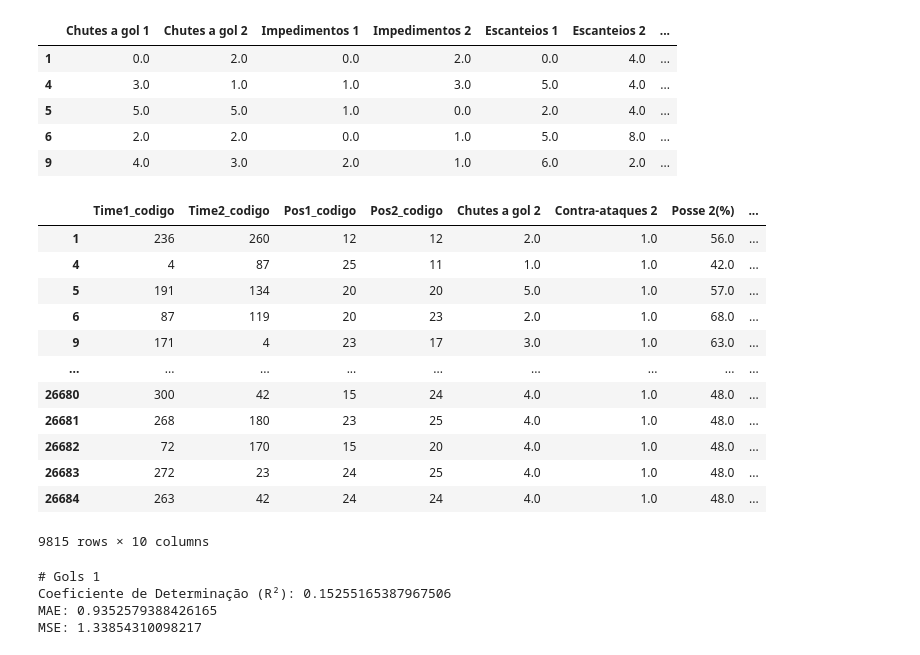
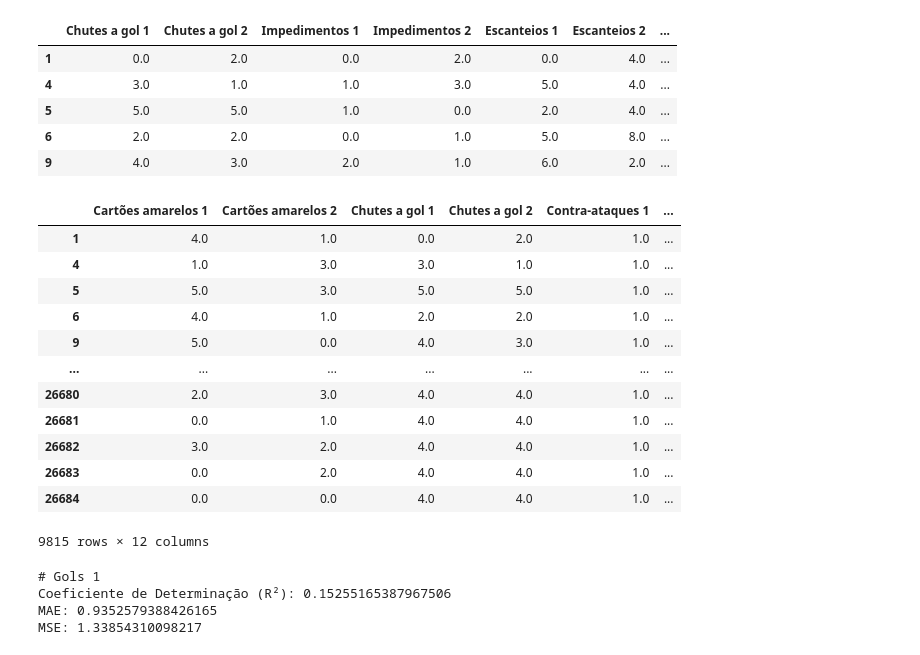
Before and after one commit to AntonioPedro04/PS-2025.1-Zurg, a Jupyter notebook: analise_exploratorio.ipynb, the cells around one changed output. Cells and saved outputs as stored; diff of their text form; code cells hidden in the pictures.

```diff
--- a/analise_exploratorio.ipynb
+++ b/analise_exploratorio.ipynb
@@ -617,32 +617,37 @@ Index(['Cartões amarelos 1', 'Cartões amarelos 2', 'Cartões vermelhos 1',
 # %%
 # Separa o dataframe para o modelo (df_final) e separam-se as colunas que serão utilizadas para as previsões
 
 df_final = df_codificado.copy()
+
+df_final['Diferenca_Gols'] = df_final['Gols 1']-df_final['Gols 2']
 
 colunas_previsao_Gols_1 = ['Time1_codigo', 'Time2_codigo', 'Pos1_codigo', 'Pos2_codigo', 'Chutes a gol 1', 'Contra-ataques 1',
                            'Posse 1(%)', 'Cartões amarelos 2','Posse 2(%)', 'Contra-ataques 2']
 
 colunas_previsao_Gols_2 = ['Time1_codigo', 'Time2_codigo', 'Pos1_codigo', 'Pos2_codigo', 'Chutes a gol 2', 'Contra-ataques 2',
                            'Posse 2(%)', 'Cartões amarelos 1', 'Posse 1(%)', 'Contra-ataques 1']
 
 # Colunas candidatas: 'Cartões vermelhos 1', 'Cartões vermelhos 2',
 #                     'Defesas difíceis 1', 'Defesas difíceis 2'
 
-df_final[colunas_previsao_Gols_2]
+colunas_previsao_Diferenca_Gols = np.union1d(colunas_previsao_Gols_1, colunas_previsao_Gols_2)
+#print(colunas_previsao_Diferenca_Gols)
+
+df_final[colunas_previsao_Diferenca_Gols]
 # %% [output]
-|  | Time1_codigo | Time2_codigo | Pos1_codigo | Pos2_codigo | Chutes a gol 2 | Contra-ataques 2 | Posse 2(%) | ... |
-| 1 | 236 | 260 | 12 | 12 | 2.0 | 1.0 | 56.0 | ... |
-| 4 | 4 | 87 | 25 | 11 | 1.0 | 1.0 | 42.0 | ... |
-| 5 | 191 | 134 | 20 | 20 | 5.0 | 1.0 | 57.0 | ... |
-| 6 | 87 | 119 | 20 | 23 | 2.0 | 1.0 | 68.0 | ... |
-| 9 | 171 | 4 | 23 | 17 | 3.0 | 1.0 | 63.0 | ... |
-| ... | ... | ... | ... | ... | ... | ... | ... | ... |
-| 26680 | 300 | 42 | 15 | 24 | 4.0 | 1.0 | 48.0 | ... |
-| 26681 | 268 | 180 | 23 | 25 | 4.0 | 1.0 | 48.0 | ... |
-| 26682 | 72 | 170 | 15 | 20 | 4.0 | 1.0 | 48.0 | ... |
-| 26683 | 272 | 23 | 24 | 25 | 4.0 | 1.0 | 48.0 | ... |
-| 26684 | 263 | 42 | 24 | 24 | 4.0 | 1.0 | 48.0 | ... |
+|  | Cartões amarelos 1 | Cartões amarelos 2 | Chutes a gol 1 | Chutes a gol 2 | Contra-ataques 1 | ... |
+| 1 | 4.0 | 1.0 | 0.0 | 2.0 | 1.0 | ... |
+| 4 | 1.0 | 3.0 | 3.0 | 1.0 | 1.0 | ... |
+| 5 | 5.0 | 3.0 | 5.0 | 5.0 | 1.0 | ... |
+| 6 | 4.0 | 1.0 | 2.0 | 2.0 | 1.0 | ... |
+| 9 | 5.0 | 0.0 | 4.0 | 3.0 | 1.0 | ... |
+| ... | ... | ... | ... | ... | ... | ... |
+| 26680 | 2.0 | 3.0 | 4.0 | 4.0 | 1.0 | ... |
+| 26681 | 0.0 | 1.0 | 4.0 | 4.0 | 1.0 | ... |
+| 26682 | 3.0 | 2.0 | 4.0 | 4.0 | 1.0 | ... |
+| 26683 | 0.0 | 2.0 | 4.0 | 4.0 | 1.0 | ... |
+| 26684 | 0.0 | 0.0 | 4.0 | 4.0 | 1.0 | ... |
-9815 rows × 10 columns
+9815 rows × 12 columns
 # %%
 ### Modelo de Regressão Linear para prever Gols 1
 
```
Also changed, not shown: parts of 2 cells of this notebook.
